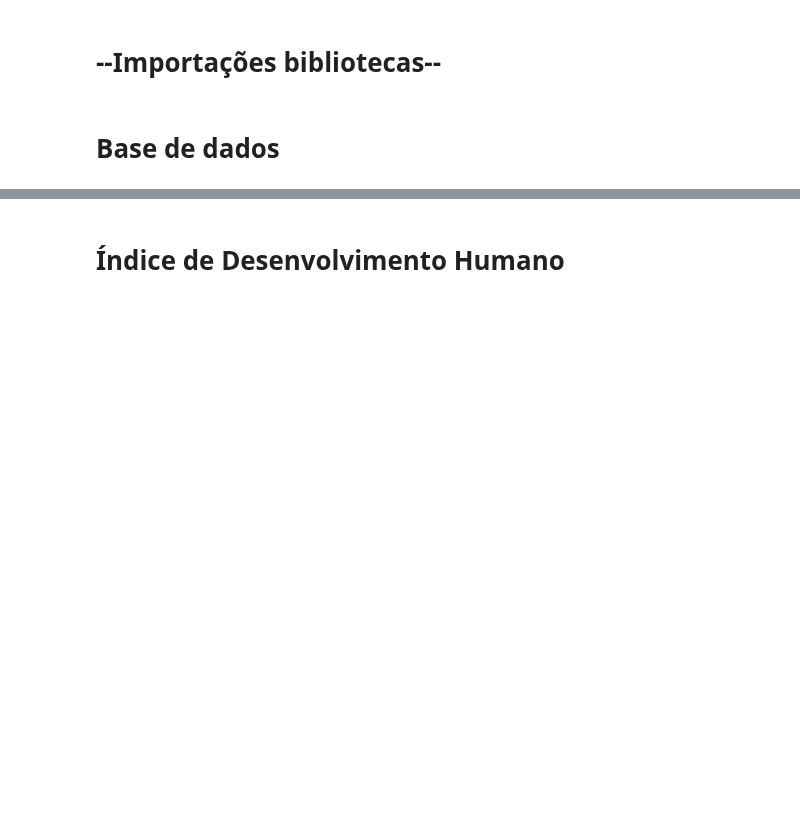
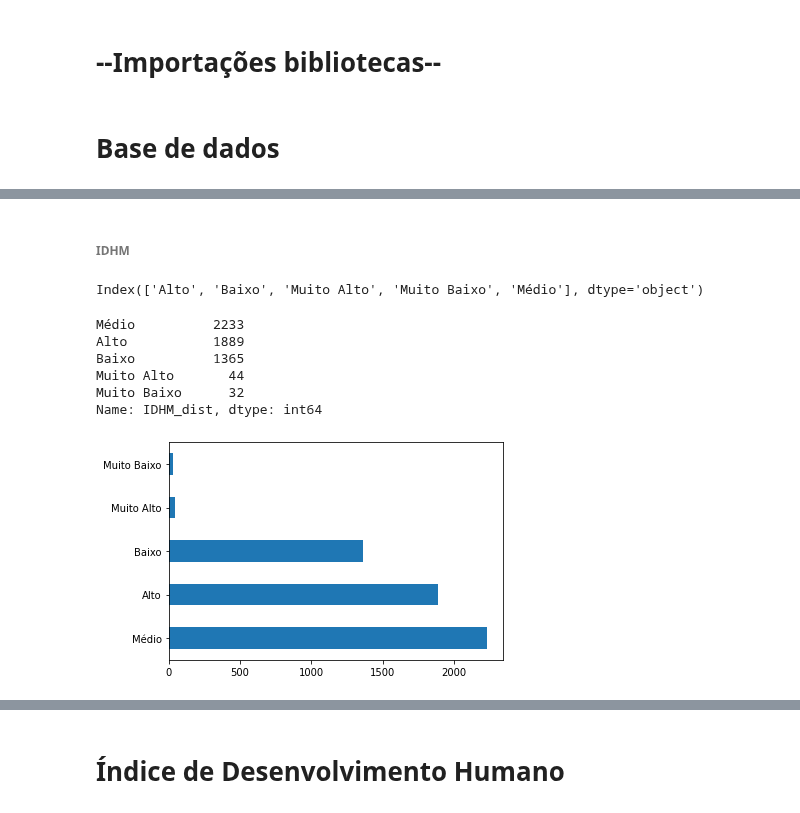
Before and after one commit to leydsonbarros/Brazilian_Cities, a Jupyter notebook: brazilian_cities.ipynb, the cells around one changed output, grey strips where cells are left out. Drawn from its saved outputs; the diff is of its cells as text; code cells hidden in the pictures; blank space fills up the shorter version.

Commit message:
Update brazilian_cities.ipynb
pré processamento

```diff
--- a/brazilian_cities.ipynb
+++ b/brazilian_cities.ipynb
@@ -60,0 +123,3 @@ multivariado)
+# %%
+#Eliminando as cidades que tem menos de 776 habitantes
+df_brazil.drop(df_brazil.loc[(df_brazil['IBGE_RES_POP'] < 776)].index, inplace=True)
@@ -60,0 +131,3 @@ multivariado)
+# %%
+#Eliminando as cidades que tem IDHM menor que 0.0
+df_brazil.drop(df_brazil.loc[(df_brazil['IDHM'] == 0.0)].index, inplace=True)
@@ -60,0 +136,29 @@ multivariado)
+# %% [markdown]
+###### IDHM
+# %%
+df_brazil['IDHM_dist'] = 'Muito Baixo'
+# %%
+df_brazil.loc[(df_brazil['IDHM'] <= 0.499),'IDHM_dist'] = 'Muito Baixo'
+df_brazil.loc[(df_brazil['IDHM'] >= 0.5) & (df_brazil['IDHM'] <= 0.599),'IDHM_dist'] = 'Baixo'
+df_brazil.loc[(df_brazil['IDHM'] >= 0.6) & (df_brazil['IDHM'] <= 0.699),'IDHM_dist'] = 'Médio'
+df_brazil.loc[(df_brazil['IDHM'] >= 0.7) & (df_brazil['IDHM'] <= 0.799),'IDHM_dist'] = 'Alto'
+df_brazil.loc[(df_brazil['IDHM'] >= 0.8) & (df_brazil['IDHM'] <= 1),'IDHM_dist'] = 'Muito Alto'
+df_brazil['IDHM_dist'] = df_brazil['IDHM_dist'].astype('category')
+# %%
+df_brazil['IDHM_dist'].cat.categories
+# %% [output]
+Index(['Alto', 'Baixo', 'Muito Alto', 'Muito Baixo', 'Médio'], dtype='object')
+# %%
+df_brazil['IDHM_dist'].value_counts()
+# %% [output]
+Médio          2233
+Alto           1889
+Baixo          1365
+Muito Alto       44
+Muito Baixo      32
+Name: IDHM_dist, dtype: int64
+# %%
+df_brazil['IDHM_dist'].value_counts().plot(kind='barh')
+plt.show()
+# %% [output]
+[figure, added]
```
Also changed, not shown: parts of 36 cells of this notebook.
